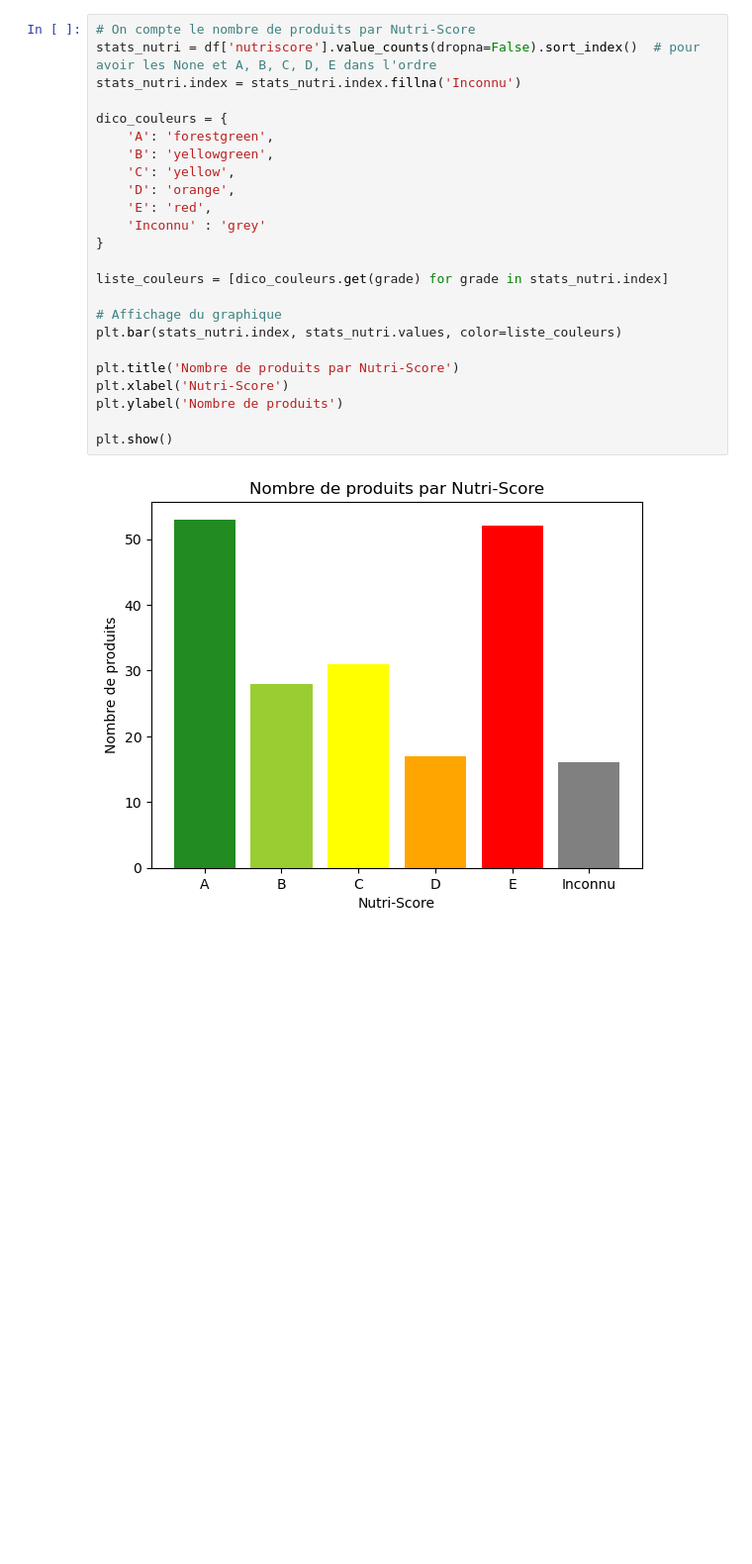
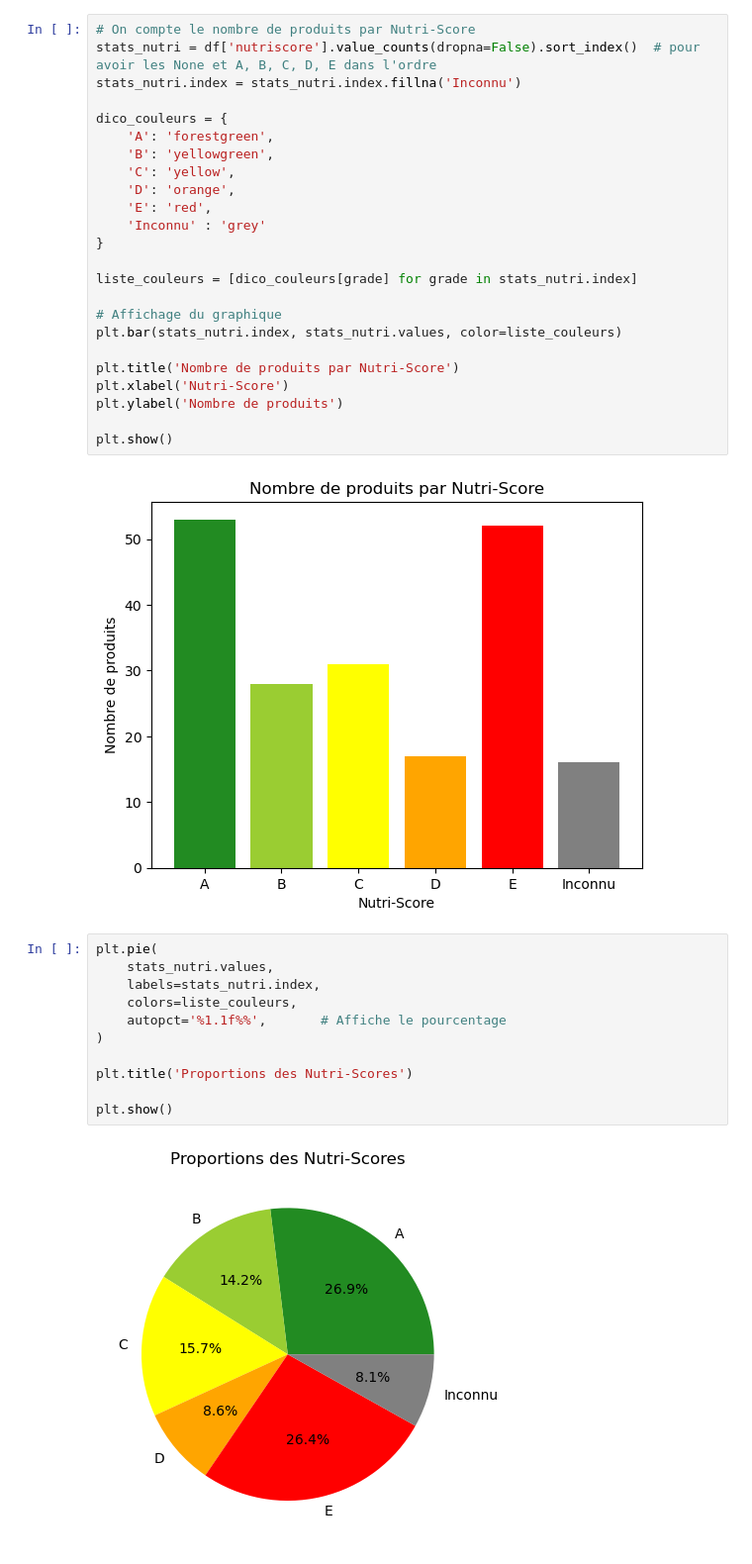
Before and after one commit to DupouyLucie/Web_scraping_food, a Jupyter notebook: src/analyse et visualisation.ipynb, the cells around one changed output. Shown at 99% size. Drawn from its saved outputs; the diff is of its cells as text; blank space fills up the shorter version.

```diff
--- a/src/analyse et visualisation.ipynb
+++ b/src/analyse et visualisation.ipynb
@@ -36,7 +36,7 @@ dico_couleurs = {
     'Inconnu' : 'grey'
 }
 
-liste_couleurs = [dico_couleurs.get(grade) for grade in stats_nutri.index]
+liste_couleurs = [dico_couleurs[grade] for grade in stats_nutri.index]
 
 # Affichage du graphique
 plt.bar(stats_nutri.index, stats_nutri.values, color=liste_couleurs)
@@ -48,3 +48,16 @@ plt.ylabel('Nombre de produits')
 plt.show()
 # %% [output]
 [figure]
+# %%
+plt.pie(
+    stats_nutri.values,
+    labels=stats_nutri.index,
+    colors=liste_couleurs,
+    autopct='%1.1f%%',       # Affiche le pourcentage
+)
+
+plt.title('Proportions des Nutri-Scores')
+
+plt.show()
+# %% [output]
+[figure, added]
```
Also changed, not shown: parts of 6 cells of this notebook, 4 other files.
